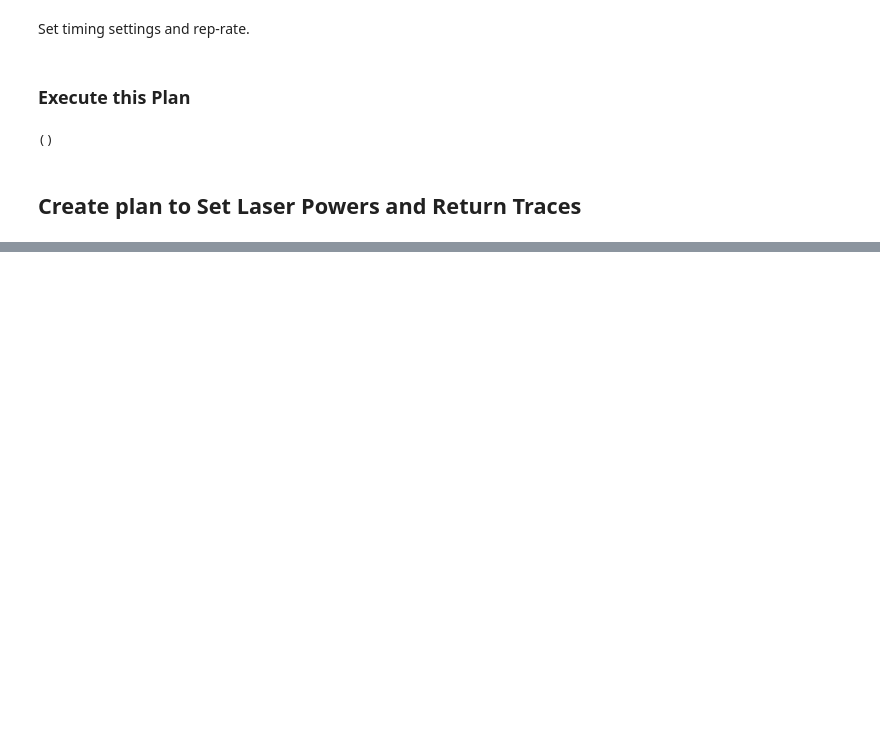
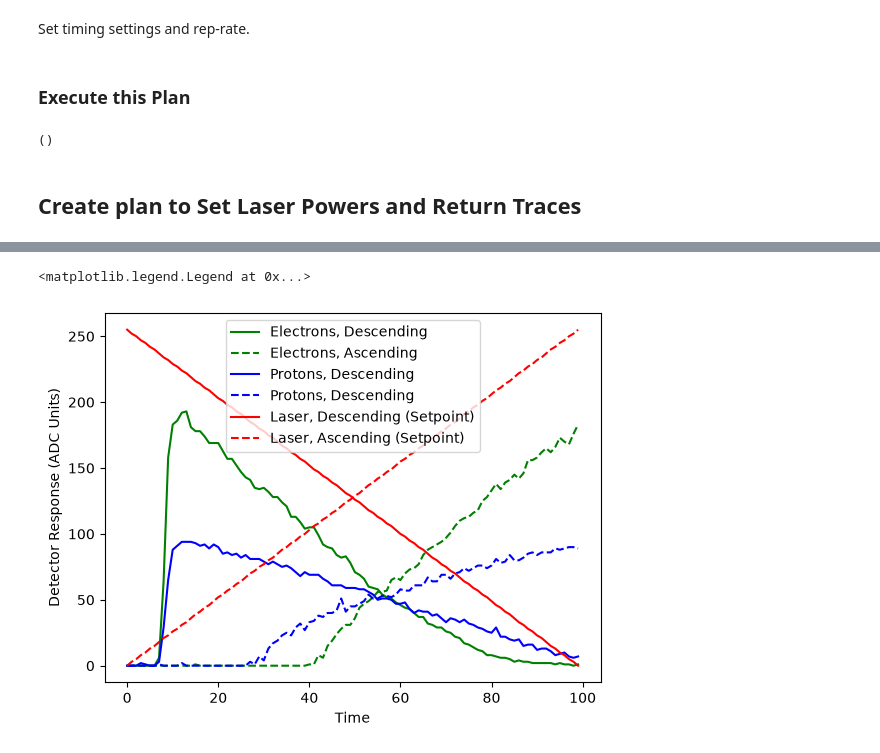
Before and after one commit to sfeister/dolphindaq, a Jupyter notebook: Jupyter/drafts/2026-06-22 Bluesky Loop.ipynb, the cells around one changed output, grey strips where cells are left out. Saved outputs shown, nothing was run; the diff lists cells and outputs as text; code cells hidden in the pictures; blank space fills up the shorter version.

```diff
--- a/Jupyter/drafts/2026-06-22 Bluesky Loop.ipynb
+++ b/Jupyter/drafts/2026-06-22 Bluesky Loop.ipynb
@@ -48,0 +53,6 @@ with init_devices():
+# %%
+tiled_server = SimpleTiledServer()
+tiled_client = from_uri(tiled_server.uri)
+
+tw = TiledWriter(tiled_client)
+RE.subscribe(tw)
@@ -132,0 +179,34 @@ out
+# %%
+pulse_descent = np.round(np.linspace(1, 0, 100)*255)
+pulse_ascent = np.round(np.linspace(0, 1, 100)*255)
+#pulse_spiky = np.uint8(np.tile([0,0,0,0,0,0,0,0,0,0,255,255,255,255,255,255,255,255,255,255], 5))
+
+uid_descent, = RE(one_pulse(pulse_descent))
+uid_ascent, = RE(one_pulse(pulse_ascent))
+
+def get_traces(uid, tiled_client=tiled_client):
+    """ Extract relevant traces from a single-pulse run, identified by uid """
+    elecs = tiled_client[uid, 'primary']['electron_pva-trace-array'].read().flatten()
+    prots = tiled_client[uid, 'primary']['proton_pva-trace-array'].read().flatten()
+    pulse = tiled_client[uid, 'primary']['laser_powers'].read().flatten()
+    return elecs, prots, pulse
+
+elecs1, prots1, pulse1 = get_traces(uid_descent)
+elecs2, prots2, pulse2 = get_traces(uid_ascent)
+#elecs3, prots3, pulse3 = realpulse(pulse_spiky)
+
+plt.plot(elecs1, label="Electrons, Descending", c='g')
+plt.plot(elecs2, '--', label="Electrons, Ascending", c='g')
+#plt.plot(elecs3, '-.', label="Electrons, Spiky", c='g')
+plt.plot(prots1, label="Protons, Descending", c='b')
+plt.plot(prots2, '--', label="Protons, Descending", c='b')
+#plt.plot(prots3, '-.', label="Protons, Spiky", c='b')
+plt.plot(pulse1, label="Laser, Descending (Setpoint)", c='r')
+plt.plot(pulse2, '--', label="Laser, Ascending (Setpoint)", c='r')
+#plt.plot(pulse3, '-.', label="Laser, Spiky (Setpoint)", c='r')
+plt.ylabel("Detector Response (ADC Units)")
+plt.xlabel("Time")
+plt.legend()
+# %% [output]
+<matplotlib.legend.Legend at 0x...>
+[figure, added]
```
Also changed, not shown: parts of 9 cells of this notebook, 4 other files.
